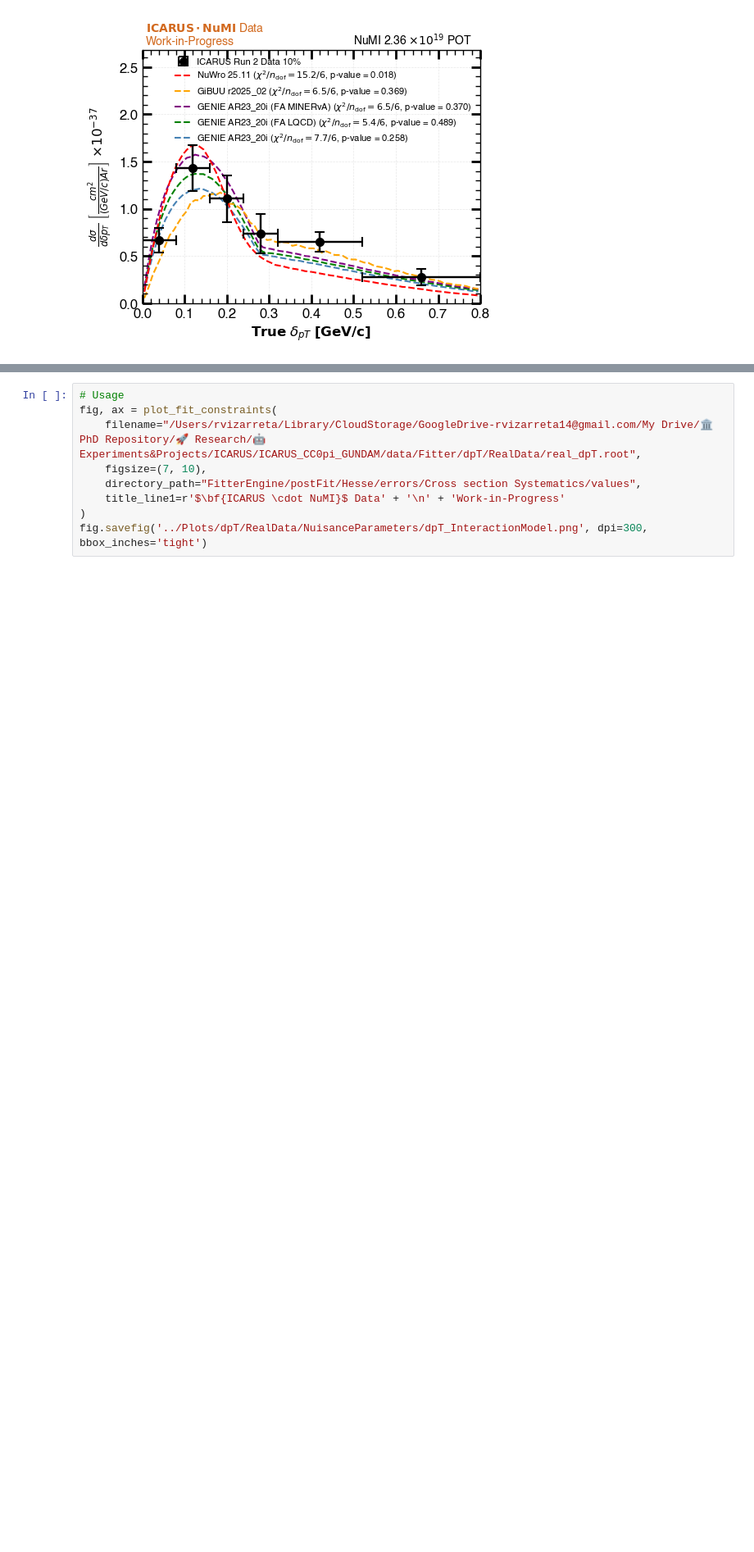
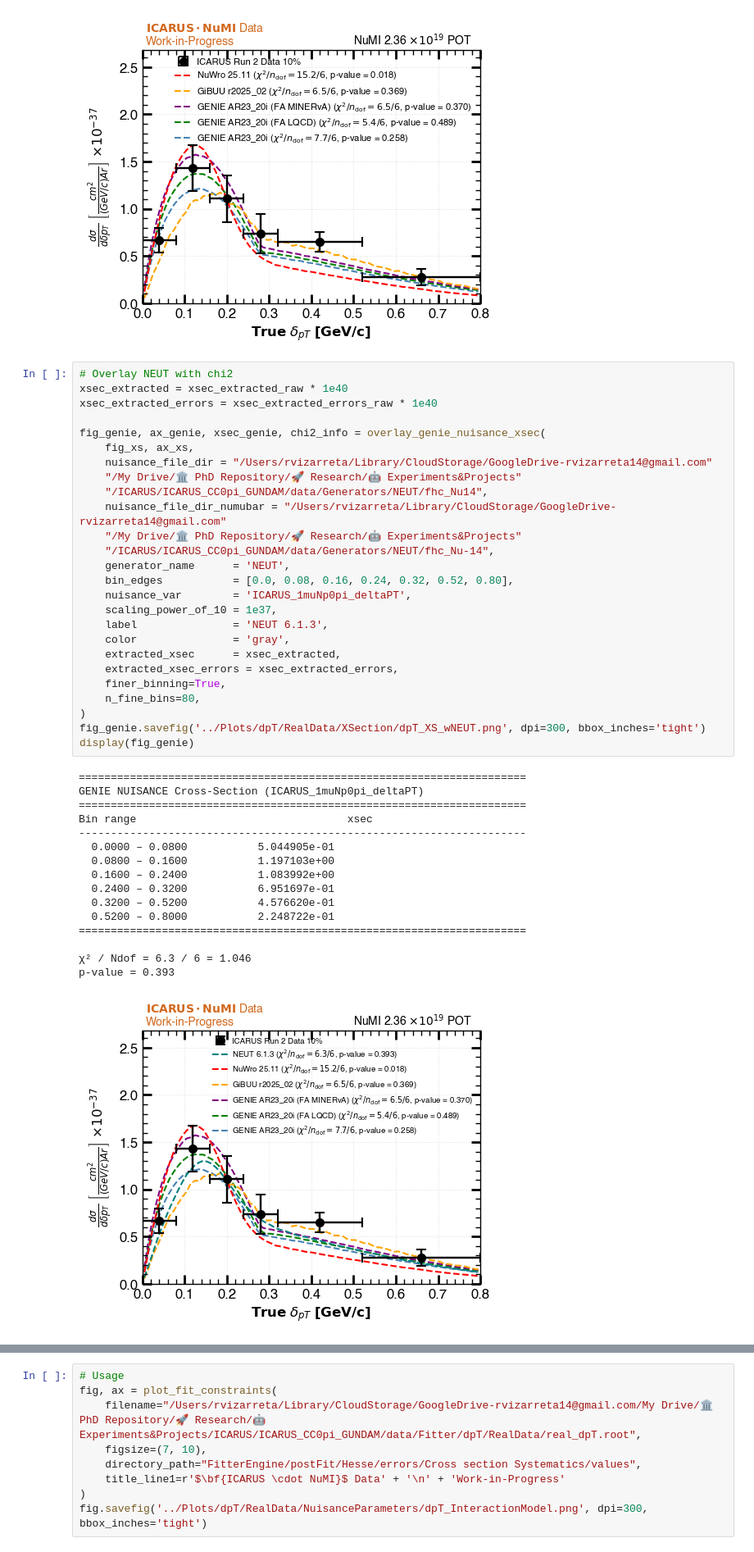
Before and after one commit to rvizarreta/gundam-icarus, a Jupyter notebook: Notebooks/dpT/RealData_Studies.ipynb, the cells around one changed output, grey strips where cells are left out. Shown at 82% size. Cells and saved outputs as stored; diff of their text form; blank space fills up the shorter version.

```diff
--- a/Notebooks/dpT/RealData_Studies.ipynb
+++ b/Notebooks/dpT/RealData_Studies.ipynb
@@ -309,6 +309,49 @@ Bin range                                 xsec
 χ² / Ndof = 15.2 / 6 = 2.540
 p-value = 0.018
 [figure]
+# %%
+# Overlay NEUT with chi2
+xsec_extracted = xsec_extracted_raw * 1e40
+xsec_extracted_errors = xsec_extracted_errors_raw * 1e40
+
+fig_genie, ax_genie, xsec_genie, chi2_info = overlay_genie_nuisance_xsec(
+    fig_xs, ax_xs,
+    nuisance_file_dir = "/Users/rvizarreta/Library/CloudStorage/GoogleDrive-rvizarreta14@gmail.com"
+    "/My Drive/🏛 PhD Repository/🚀 Research/🤖 Experiments&Projects"
+    "/ICARUS/ICARUS_CC0pi_GUNDAM/data/Generators/NEUT/fhc_Nu14",
+    nuisance_file_dir_numubar = "/Users/rvizarreta/Library/CloudStorage/GoogleDrive-rvizarreta14@gmail.com"
+    "/My Drive/🏛 PhD Repository/🚀 Research/🤖 Experiments&Projects"
+    "/ICARUS/ICARUS_CC0pi_GUNDAM/data/Generators/NEUT/fhc_Nu-14",
+    generator_name      = 'NEUT',
+    bin_edges           = [0.0, 0.08, 0.16, 0.24, 0.32, 0.52, 0.80],
+    nuisance_var        = 'ICARUS_1muNp0pi_deltaPT',
+    scaling_power_of_10 = 1e37,
+    label               = 'NEUT 6.1.3',
+    color               = 'gray',
+    extracted_xsec      = xsec_extracted,
+    extracted_xsec_errors = xsec_extracted_errors,
+    finer_binning=True,
+    n_fine_bins=80,
+)
+fig_genie.savefig('../Plots/dpT/RealData/XSection/dpT_XS_wNEUT.png', dpi=300, bbox_inches='tight')
+display(fig_genie)
+# %% [output]
+======================================================================
+GENIE NUISANCE Cross-Section (ICARUS_1muNp0pi_deltaPT)
+======================================================================
+Bin range                                 xsec
+----------------------------------------------------------------------
+  0.0000 – 0.0800           5.044905e-01
+  0.0800 – 0.1600           1.197103e+00
+  0.1600 – 0.2400           1.083992e+00
+  0.2400 – 0.3200           6.951697e-01
+  0.3200 – 0.5200           4.576620e-01
+  0.5200 – 0.8000           2.248722e-01
+======================================================================
+
+χ² / Ndof = 6.3 / 6 = 1.046
+p-value = 0.393
+[figure, added]
 # %%
 fig_template, ax_template, dummy, dummy2 = plot_scatter(
         filename='/Users/rvizarreta/Library/CloudStorage/GoogleDrive-rvizarreta14@gmail.com/My Drive/🏛 PhD Repository/🚀 Research/🤖 Experiments&Projects/ICARUS/ICARUS_CC0pi_GUNDAM/data/Fitter/dpT/RealData/real_dpT.root',
```
Also changed, not shown: 5 other files.
